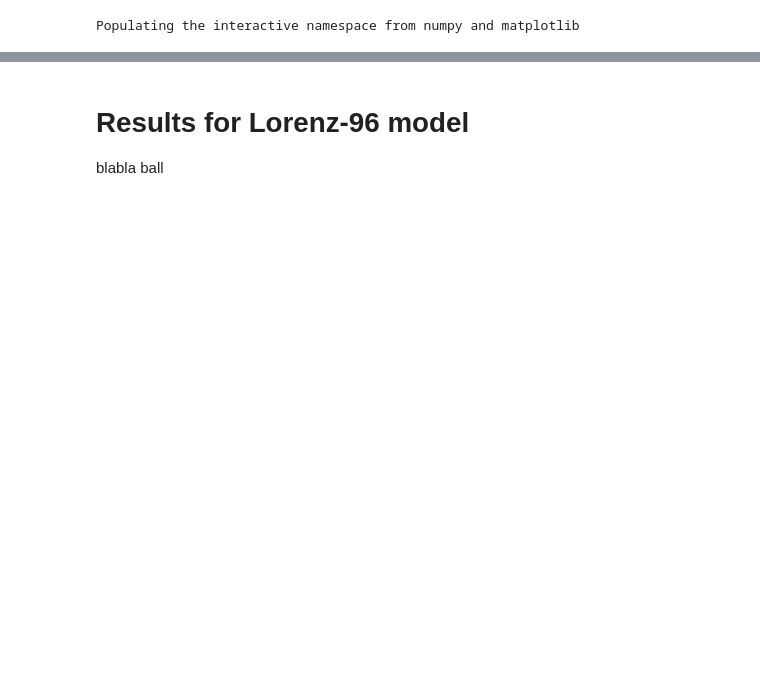
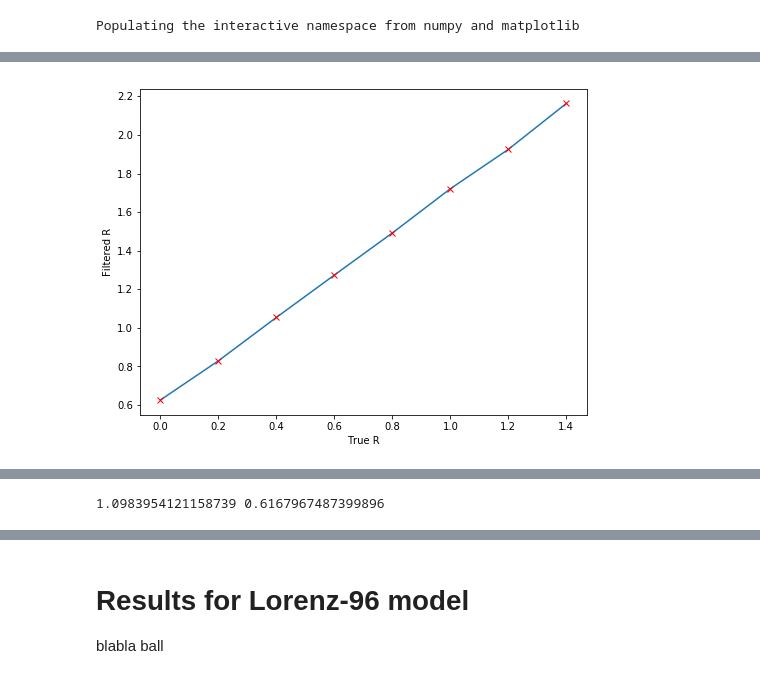
Before and after one commit to MrDajman/ceda-lag-innovation, a Jupyter notebook: ceda_lag_innovation.ipynb, the cells around one changed output, grey strips where cells are left out. Saved outputs shown, nothing was run; the diff lists cells and outputs as text; code cells hidden in the pictures; blank space fills up the shorter version.

```diff
--- a/ceda_lag_innovation.ipynb
+++ b/ceda_lag_innovation.ipynb
@@ -236,3 +225,50 @@ def _EKF(Nx, No, T, xb, B, Q, R, Yo, f, jacF, h, jacH, alpha, delta):
         }
 
     return res
+# %%
+# block to get linear dependancies:
+Q = 0.2
+R = 3.0
+T = 10000
+delta = 1/2000
+Q_filt_init = np.zeros((Nx, Nx, T))
+R_filt_init = np.zeros((No, No, T))
+
+Q_init = np.eye(Nx)
+R_init = np.eye(No)
+
+Q_x = []
+Q_y = []
+
+R_x = []
+R_y = []
+
+for i in tqdm(range(0,15,2)):
+    Q = i/10
+    time, X_true,Yo, Q_true, R_true, jacF, jacH, f,h,xb,B = gen_L63(Q,R,T)
+    res_EKF = _EKF(Nx, No, T, xb, B, Q_init, R_init, Yo, f, jacF, h, jacH, 1,delta, Q_filt_init, R_filt_init)
+    Q_filt = res_EKF['model_noise_covariance_filt']
+    R_filt = res_EKF['observarion_covariance_filt']
+    R_x.append(trace(R_true)/No)
+    R_y.append(trace(R_filt[:,:,-1])/No)
+    Q_x.append(trace(Q_true)/Nx)
+    Q_y.append(trace(Q_filt[:,:,-1])/Nx)
+
+#     print(R_filt[:,:,-2])
+
+x = np.array(Q_x)
+y = np.array(Q_y)
+
+plt.figure(figsize=(8, 6))
+plt.plot(x,y)
+plt.plot(x,y,'rx')
+# plt.title('Dependency between real and resulting matrix R')
+plt.xlabel('True R')
+plt.ylabel('Filtered R')
+plt.savefig('1.png')
+plt.show()
+A = np.vstack([x, np.ones(len(x))]).T
+m, c = np.linalg.lstsq(A, y)[0]
+print(m,c)
+# %% [output]
+[figure, added]
@@ -238,0 +276 @@ def _EKF(Nx, No, T, xb, B, Q, R, Yo, f, jacF, h, jacH, alpha, delta):
+1.0983954121158739 0.6167967487399896
```
Also changed, not shown: parts of 24 cells of this notebook, 7 other files.
